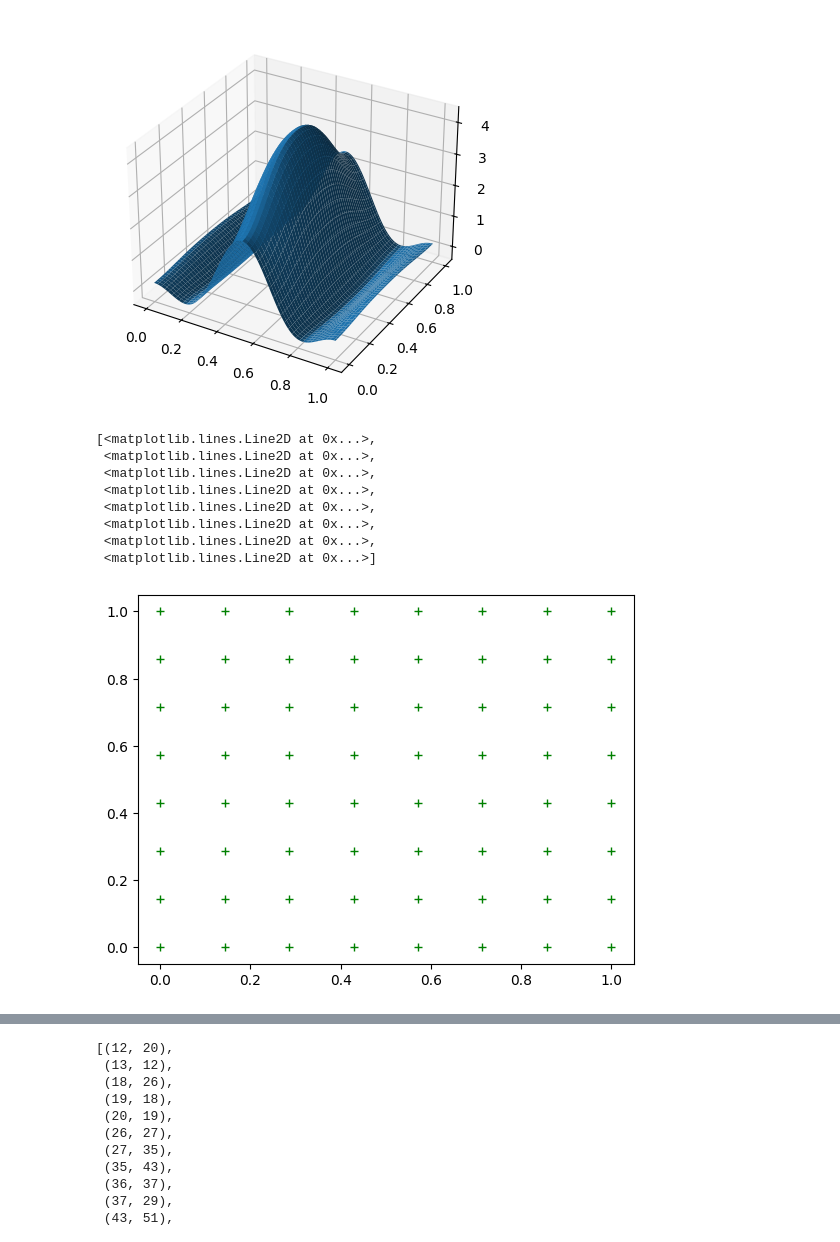
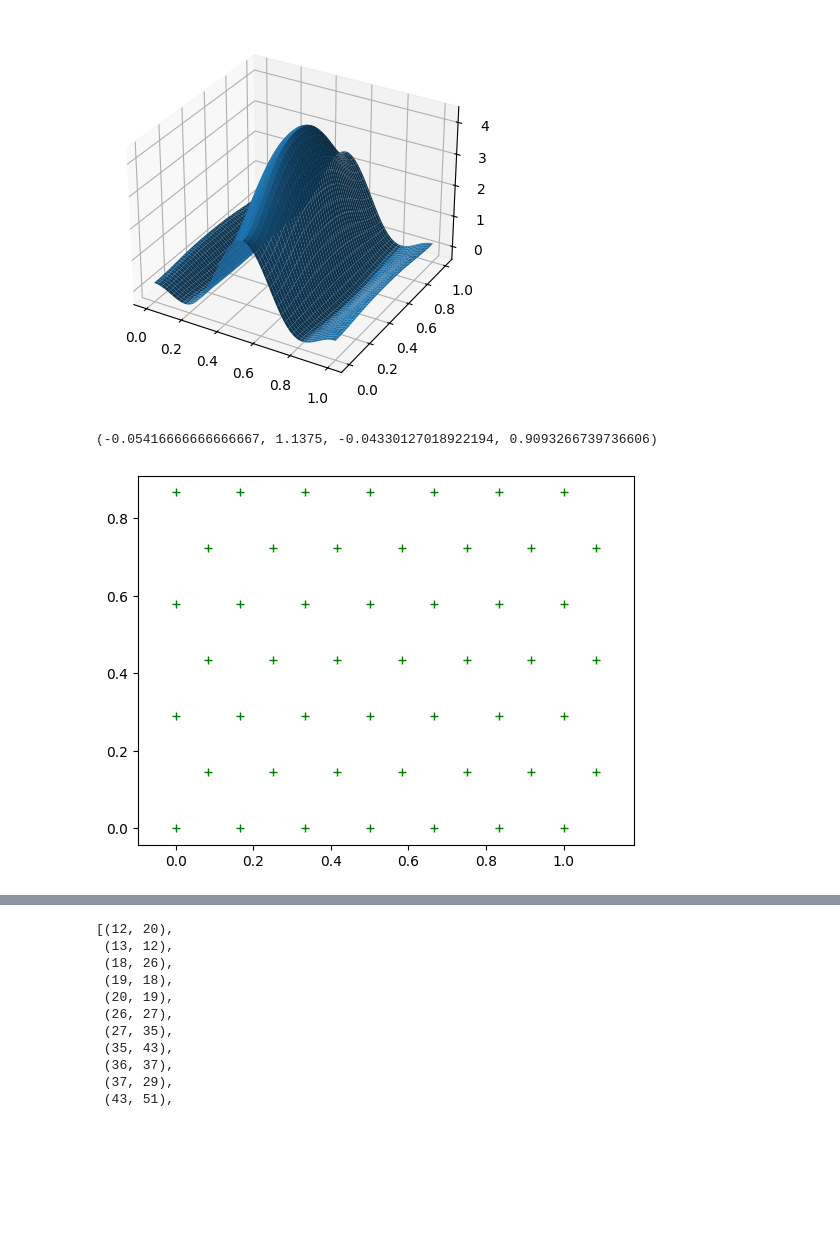
Before and after one commit to arthurrichards77/ergodic, a Jupyter notebook: ergodic_test.ipynb, the cells around one changed output, grey strips where cells are left out. Cells and saved outputs as stored; diff of their text form; code cells hidden in the pictures; blank space fills up the shorter version.

```diff
--- a/ergodic_test.ipynb
+++ b/ergodic_test.ipynb
@@ -106,24 +106,22 @@ ax.plot_surface(x_grid,y_grid,fourier_pdf)
 <mpl_toolkits.mplot3d.art3d.Poly3DCollection at 0x...>
 [figure]
 # %%
-wp_num_x = 8
-wp_num_y = 8
+wp_num_x = 7
+wp_num_y = 7
 x_wp,y_wp = np.meshgrid(np.linspace(0,length_x,wp_num_x),np.linspace(0,length_x,wp_num_y))
+# %%
+# convert to triangular mesh
+y_wp = y_wp*np.cos(np.pi/6)
+x_wp[1::2,:] = x_wp[1::2,:] + 0.5*length_x/(wp_num_x-1)
 # %%
 num_wp = wp_num_x*wp_num_y
 # %%
 wp_array = np.vstack((np.reshape(x_wp,(1,x_wp.size)),np.reshape(y_wp,(1,y_wp.size))))
 # %%
 plt.plot(x_wp,y_wp,'g+')
+plt.axis('equal')
 # %% [output]
-[<matplotlib.lines.Line2D at 0x...>,
- <matplotlib.lines.Line2D at 0x...>,
- <matplotlib.lines.Line2D at 0x...>,
- <matplotlib.lines.Line2D at 0x...>,
- <matplotlib.lines.Line2D at 0x...>,
- <matplotlib.lines.Line2D at 0x...>,
- <matplotlib.lines.Line2D at 0x...>,
- <matplotlib.lines.Line2D at 0x...>]
+(-0.05416666666666667, 1.1375, -0.04330127018922194, 0.9093266739736606)
-[figure, old version]
+[figure, new version]
 # %%
 links = [(i,j) for i in range(x_wp.size) for j in range(x_wp.size) if i!=j and np.linalg.norm(wp_array[:,i] - wp_array[:,j])<=1.1*length_x/(wp_num_x-1)]
```
Also changed, not shown: parts of 3 cells of this notebook.
